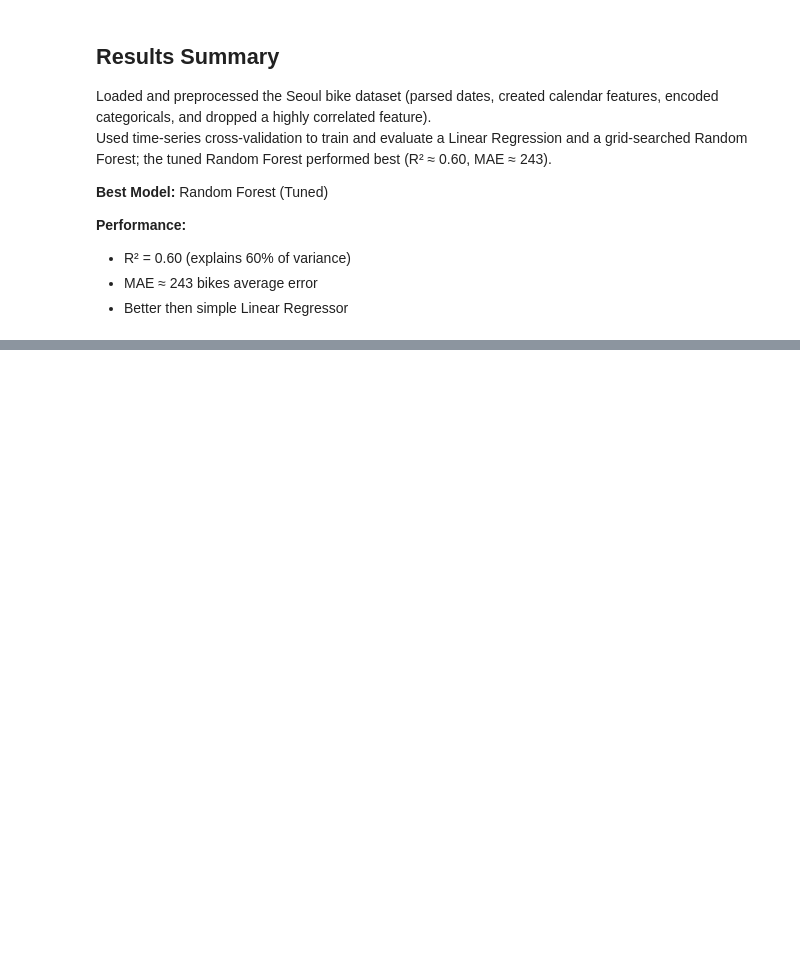
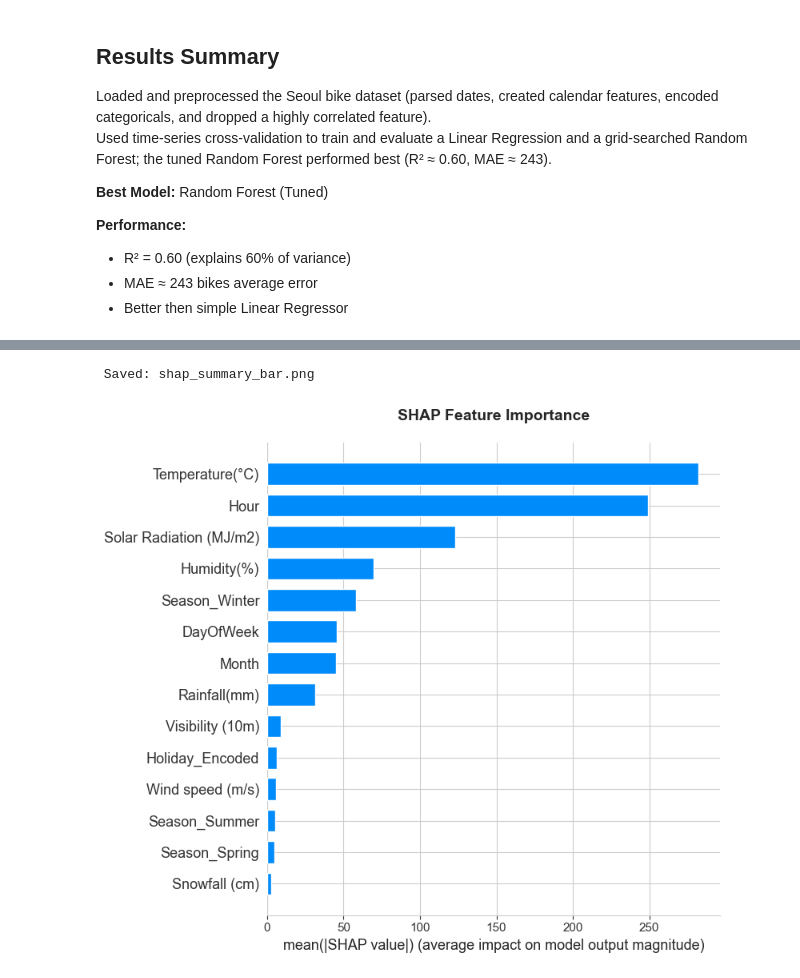
Before and after one commit to antonioi99/dds_group_16, a Jupyter notebook: Predictive Modeling.ipynb, the cells around one changed output, grey strips where cells are left out. Saved outputs shown, nothing was run; the diff lists cells and outputs as text; code cells hidden in the pictures; blank space fills up the shorter version.

```diff
--- a/Predictive Modeling.ipynb
+++ b/Predictive Modeling.ipynb
@@ -444,0 +660,13 @@ Used time-series cross-validation to train and evaluate a Linear Regression and
+# %%
+# SHAP Bar Plot
+plt.figure(figsize=(10, 4))
+shap.summary_plot(shap_values_rf, X_sample, plot_type="bar", show=False)
+plt.title('SHAP Feature Importance', fontsize=14, fontweight='bold', pad=20)
+plt.tight_layout()
+plt.savefig(f'{visualizations}/shap_summary_bar.png', dpi=300, bbox_inches='tight')
+print(" Saved: shap_summary_bar.png")
+plt.show()
+plt.close()
+# %% [output]
+ Saved: shap_summary_bar.png
+[figure, added]
```
Also changed, not shown: parts of 18 cells of this notebook, 10 other files.
